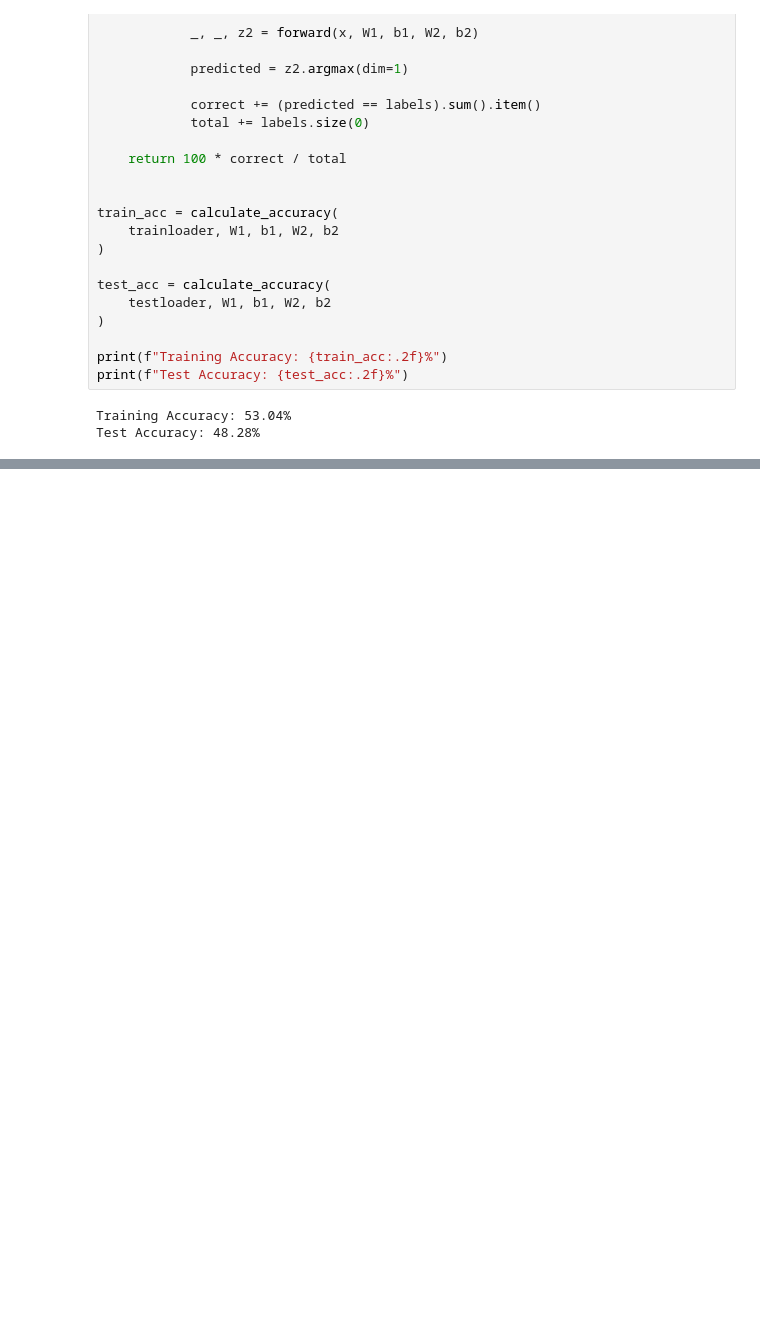
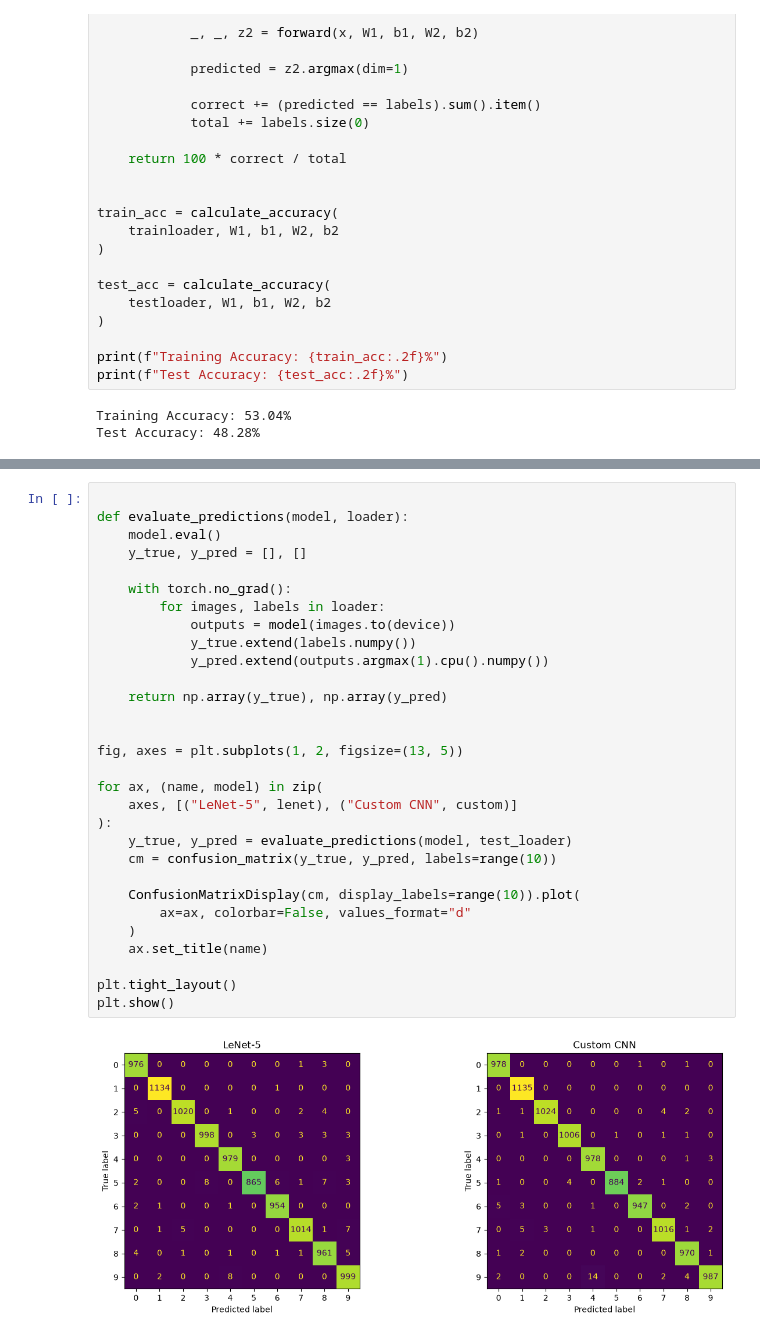
Before and after one commit to ManiiAya/EN3160-Assignment-03, a Jupyter notebook: 230065H_a03.ipynb, the cells around one changed output, grey strips where cells are left out. Drawn from its saved outputs; the diff is of its cells as text; blank space fills up the shorter version.

Commit message:
evalauting models

```diff
--- a/230065H_a03.ipynb
+++ b/230065H_a03.ipynb
@@ -199,0 +373,32 @@ Test Accuracy: 48.28%
+# %%
+
+def evaluate_predictions(model, loader):
+    model.eval()
+    y_true, y_pred = [], []
+
+    with torch.no_grad():
+        for images, labels in loader:
+            outputs = model(images.to(device))
+            y_true.extend(labels.numpy())
+            y_pred.extend(outputs.argmax(1).cpu().numpy())
+
+    return np.array(y_true), np.array(y_pred)
+
+
+fig, axes = plt.subplots(1, 2, figsize=(13, 5))
+
+for ax, (name, model) in zip(
+    axes, [("LeNet-5", lenet), ("Custom CNN", custom)]
+):
+    y_true, y_pred = evaluate_predictions(model, test_loader)
+    cm = confusion_matrix(y_true, y_pred, labels=range(10))
+
+    ConfusionMatrixDisplay(cm, display_labels=range(10)).plot(
+        ax=ax, colorbar=False, values_format="d"
+    )
+    ax.set_title(name)
+
+plt.tight_layout()
+plt.show()
+# %% [output]
+[figure, added]
```
Also changed, not shown: parts of 10 cells of this notebook.
